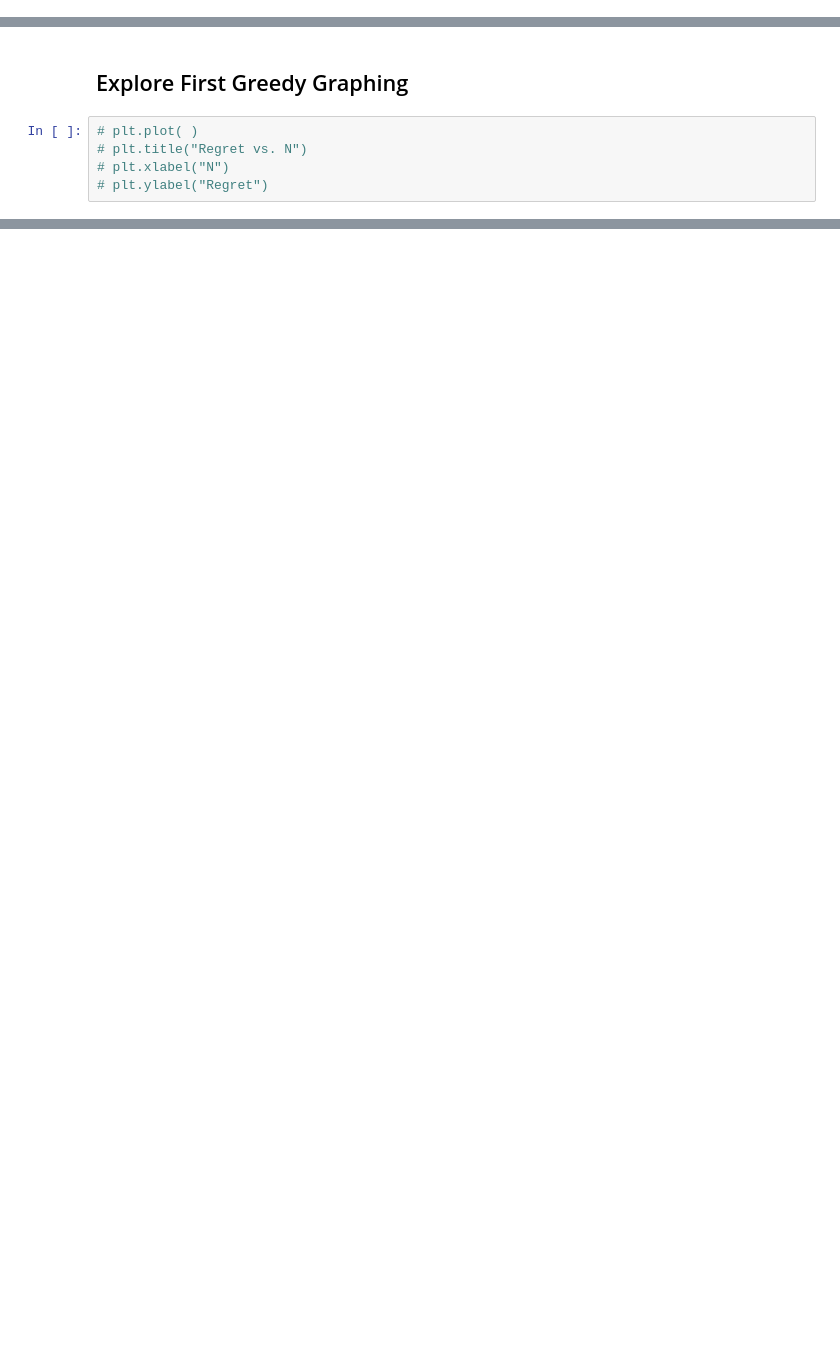
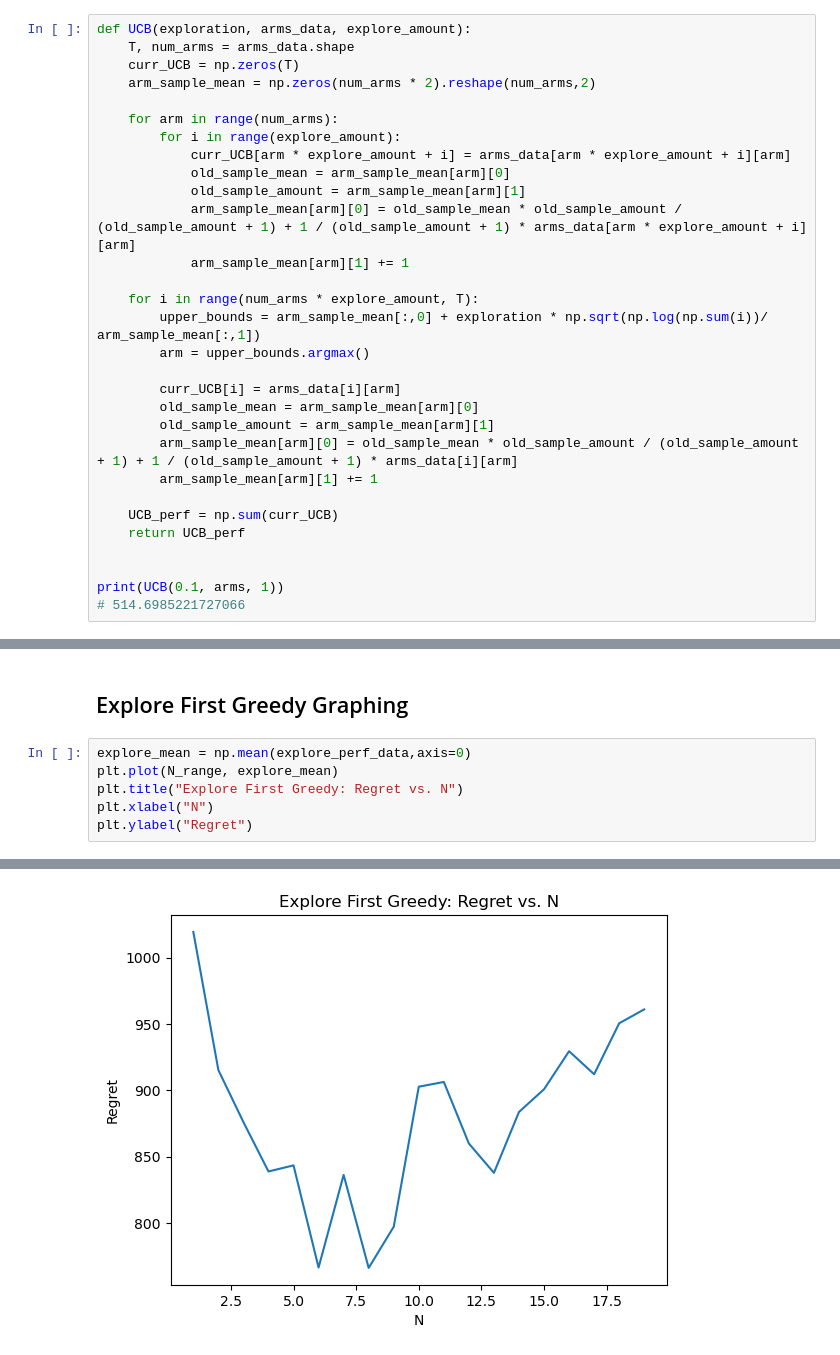
Before and after one commit to GoldRatio/ECE194D, a Jupyter notebook: MultiArmBandits.ipynb, the cells around one changed output, grey strips where cells are left out. Drawn from its saved outputs; the diff is of its cells as text; blank space fills up the shorter version.

```diff
--- a/MultiArmBandits.ipynb
+++ b/MultiArmBandits.ipynb
@@ -60,0 +93,30 @@ print(ideal[T-1])
+# %%
+def UCB(exploration, arms_data, explore_amount):
+    T, num_arms = arms_data.shape
+    curr_UCB = np.zeros(T)
+    arm_sample_mean = np.zeros(num_arms * 2).reshape(num_arms,2)
+
+    for arm in range(num_arms):
+        for i in range(explore_amount):
+            curr_UCB[arm * explore_amount + i] = arms_data[arm * explore_amount + i][arm]
+            old_sample_mean = arm_sample_mean[arm][0]
+            old_sample_amount = arm_sample_mean[arm][1]
+            arm_sample_mean[arm][0] = old_sample_mean * old_sample_amount / (old_sample_amount + 1) + 1 / (old_sample_amount + 1) * arms_data[arm * explore_amount + i][arm]
+            arm_sample_mean[arm][1] += 1
+
+    for i in range(num_arms * explore_amount, T):
+        upper_bounds = arm_sample_mean[:,0] + exploration * np.sqrt(np.log(np.sum(i))/ arm_sample_mean[:,1])
+        arm = upper_bounds.argmax()
+
+        curr_UCB[i] = arms_data[i][arm]
+        old_sample_mean = arm_sample_mean[arm][0]
+        old_sample_amount = arm_sample_mean[arm][1]
+        arm_sample_mean[arm][0] = old_sample_mean * old_sample_amount / (old_sample_amount + 1) + 1 / (old_sample_amount + 1) * arms_data[i][arm]
+        arm_sample_mean[arm][1] += 1
+
+    UCB_perf = np.sum(curr_UCB)
+    return UCB_perf
+
+
+print(UCB(0.1, arms, 1))
+# 514.6985221727066
@@ -61,7 +221,9 @@ print(ideal[T-1])
 # %% [markdown]
 ## Explore First Greedy Graphing
 # %%
-# plt.plot( )
-# plt.title("Regret vs. N")
-# plt.xlabel("N")
-# plt.ylabel("Regret")
+explore_mean = np.mean(explore_perf_data,axis=0)
+plt.plot(N_range, explore_mean)
+plt.title("Explore First Greedy: Regret vs. N")
+plt.xlabel("N")
+plt.ylabel("Regret")
+# %% [output]
@@ -68 +231,2 @@ print(ideal[T-1])
+[figure, added]
 # %% [markdown]
```
Also changed, not shown: parts of 20 cells of this notebook.
